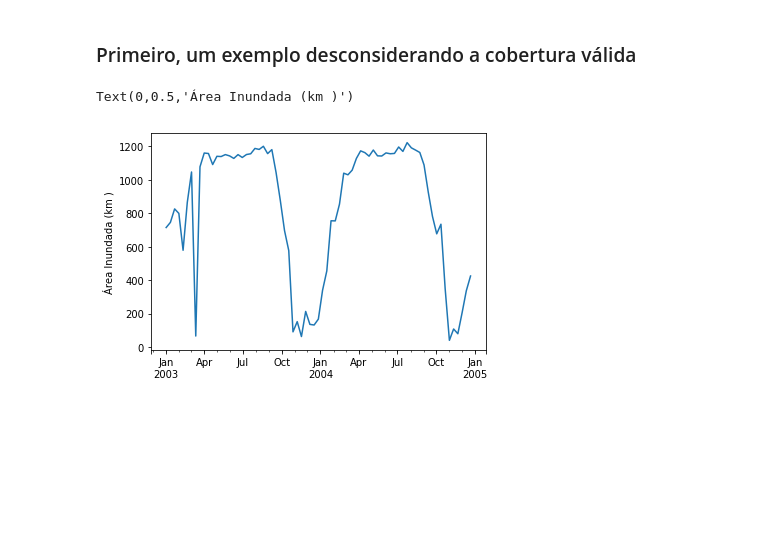
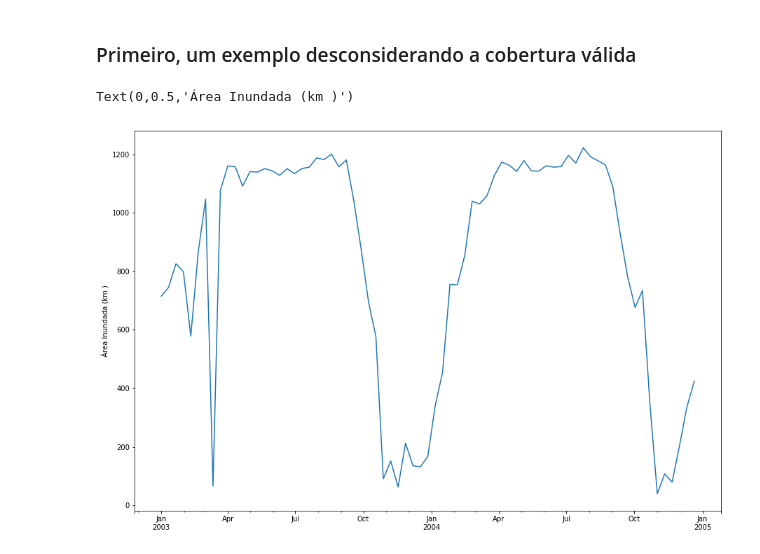
Before and after one commit to PhilipeRLeal/Serie-Temporal-de-Areas-Inundadas, a Jupyter notebook: Apresentação.ipynb, the cells around one changed output. Cells and saved outputs as stored; diff of their text form; code cells hidden in the pictures; blank space fills up the shorter version.

```diff
--- a/Apresentação.ipynb
+++ b/Apresentação.ipynb
@@ -137,9 +137,9 @@ os.listdir()
 ### Primeiro, um exemplo desconsiderando a cobertura válida
 # %%
 import matplotlib.pyplot as plt
-Data['Water_cover (km²)'].plot()
+Data['Water_cover (km²)'].plot(figsize = (15,10))
 plt.ylabel('Área Inundada (km )')
 # %% [output]
 Text(0,0.5,'Área Inundada (km )')
-[figure, old version]
+[figure, new version]
 # %%
```
Also changed, not shown: parts of 4 cells of this notebook, 1 other file.
